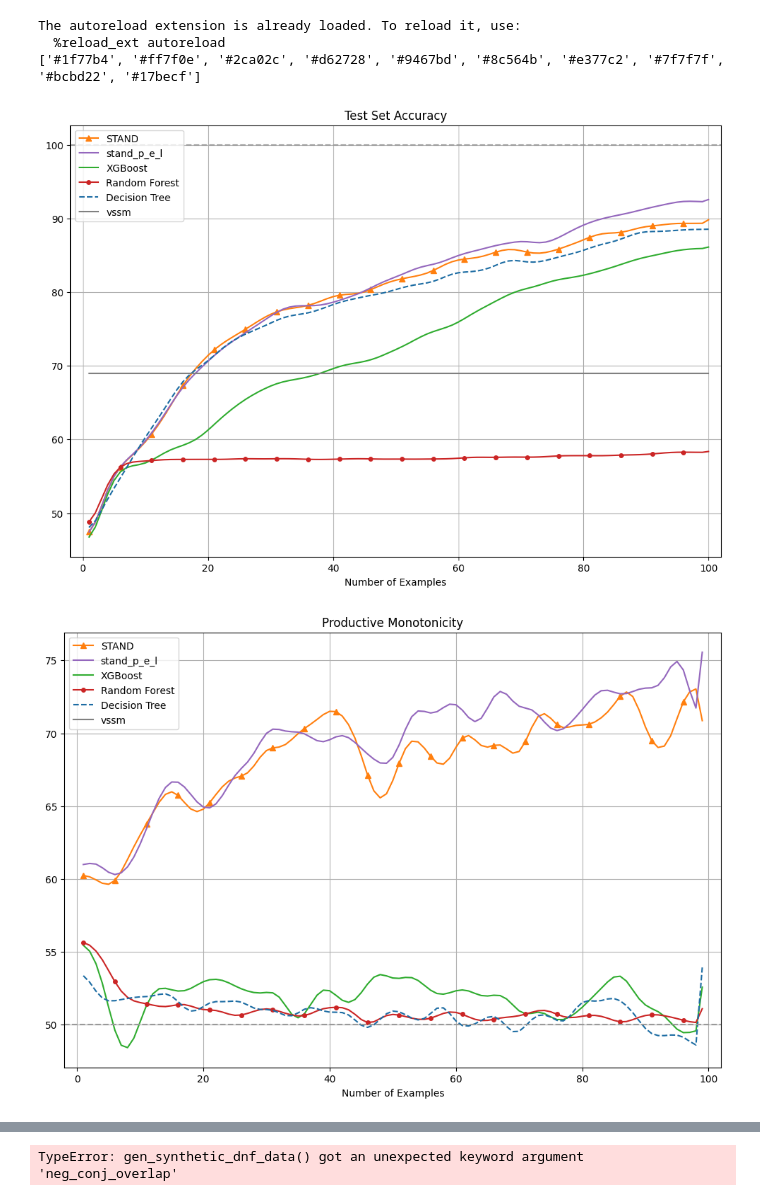
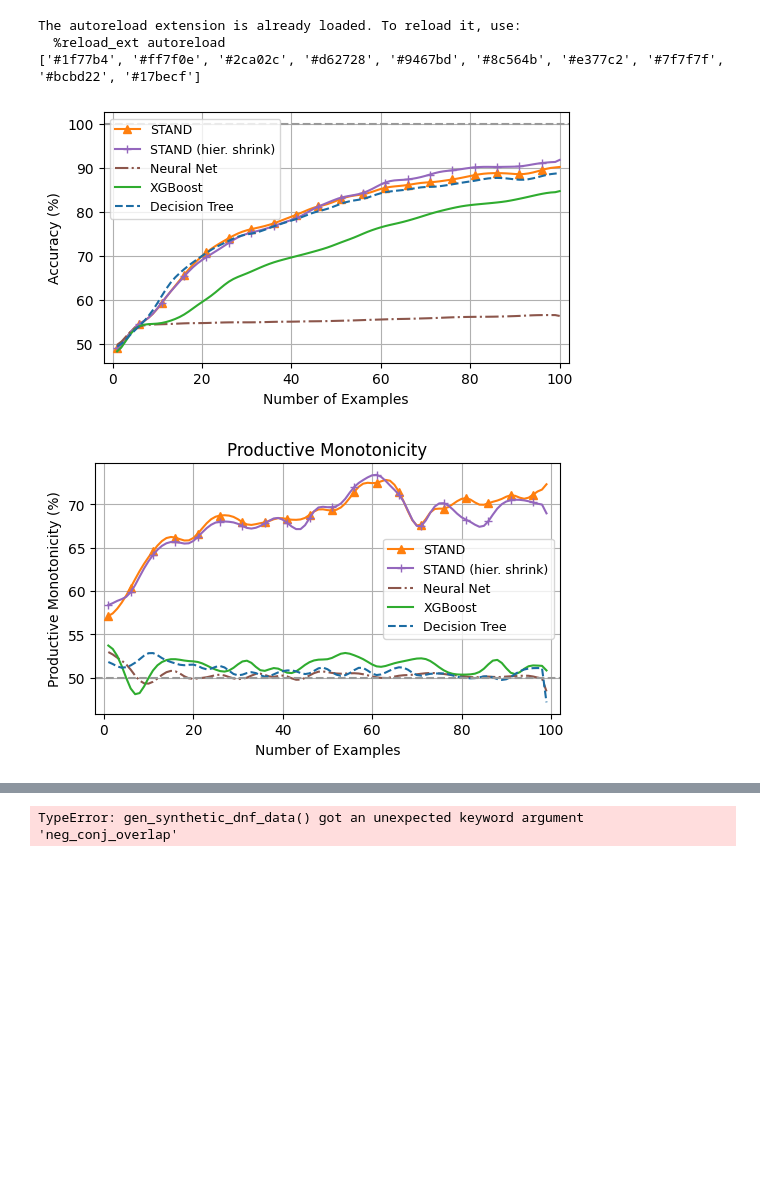
Before and after one commit to DannyWeitekamp/stand_eval, a Jupyter notebook: Sim Plots.ipynb, the cells around one changed output, grey strips where cells are left out. Cells and saved outputs as stored; diff of their text form; code cells hidden in the pictures; blank space fills up the shorter version.

```diff
--- a/Sim Plots.ipynb
+++ b/Sim Plots.ipynb
@@ -31,14 +31,18 @@ colors = ['#1c6ca3', '#ff7f0e', '#2fac2f', '#cb2525', '#9467bd', '#8c564b', '#e3
 print(plt.rcParams['axes.prop_cycle'].by_key()['color'])
 
 cond_colors = {
+    "stand_p_e_l" : colors[4],
+    "stand" : colors[1], # Orange
+
     "decision_tree" : colors[0],
+    "neural_net" : colors[5],
     "random_forest" : colors[3],
     "xg_boost" : colors[2],
     "xg_boost_active" : colors[2],
-    "stand" : colors[1], # Orange
+
     "stand_p" : colors[8],
     "stand_p_e" : colors[6],
-    "stand_p_e_l" : colors[4],
+
     "stand_p_e_l_active" : colors[4],
     "stand_p_l" : colors[4],
     "stand_p_e_l_SC" : colors[1],
@@ -53,7 +57,10 @@ cond_colors = {
     "stand_p50_e_l" : colors[4],
     "stand_p100_e_l" : colors[8],
 
-    "stand_p_e5_l" : colors[1],
+    "stand_p_e00_l" : colors[1],
+    "stand_p_e05_l" : colors[2],
+    "stand_p_e1_l" : colors[3],
+    "stand_p_e5_l" : colors[4],
     "stand_p_e10_l" : colors[5],
     "stand_p_e25_l" : colors[6],
     "stand_p_e50_l" : colors[8],
@@ -86,13 +93,17 @@ cond_labels = {
     "random_forest" : "Random Forest",
     "xg_boost" : "XGBoost",
     "stand" : "STAND",
+    "stand_p_e_l" : "STAND (hier. shrink)",
+    "neural_net" : "Neural Net"
 }
 
 cond_marker_props = {
     #"stand_p5_e_l" : {"marker" : "^", "markersize" : 6, "markevery" : 5}, #(0,5)},
     "stand" : {"marker" : "^", "markersize" : 6, "markevery" : 5},#[0,19,39,59,79, -1]}, #(0,5)},
+    "stand_p_e_l" : {"marker" : "+", "markersize" : 6, "markevery" : 5},#[0,19,39,59,79, -1]}, #(0,5)},
     "random_forest" : {"marker" : ".", "markersize" : 8, "markevery" : 5},#[0,19,39,59,79, -1]},#(0,5)},
     "decision_tree" : {"linestyle" : "--"},
+    "neural_net" : {"linestyle" : "dashdot"},
 
     "stand_p_e_l_active" : {"linestyle" : "--"},
     "stand_p_e_l_SC_active" : {"linestyle" : "--"},
@@ -199,9 +210,9 @@ def aggregate_active_utility(stat_sets_by_model, stat_name, stat_max=1):
 def plot_stat(curve_by_model, title=None, skip=[], y_lim=None, x_lim=(-2,102), h_line=None,
               y_label=None, x_label="Number of Examples", save_name=None, show_active=False,
               smooth=2.0):
-    plt.figure(figsize=(12,8))
+    plt.figure(figsize=(6,3.25))
 
-    title = title if title else stat
+    #title = title if title else stat
 
     for model_name, curve in curve_by_model.items():
         if(not show_active and "_active" in model_name):
@@ -213,7 +224,7 @@ def plot_stat(curve_by_model, title=None, skip=[], y_lim=None, x_lim=(-2,102), h
                  label=label, **marker_props)
     plt.grid()
     plt.title(title)
-    plt.legend()
+    plt.legend(fontsize=9)
     if(h_line is not None): plt.hlines(h_line, *x_lim, linestyle='--', color="#999")
     if(x_lim): plt.xlim(*x_lim)
     if(y_lim): plt.ylim(*y_lim)
@@ -290,16 +301,18 @@ The autoreload extension is already loaded. To reload it, use:
 # %%
 stat_sets_by_model = load_stat_sets("sim_saves/*")
 
 plot_stat( aggregate_stat(stat_sets_by_model, "accuracies"),
-           "Test Set Accuracy", h_line=100, show_active=False)
+           None, h_line=100, show_active=False, y_label="Accuracy (%)", save_name="acc")
 plot_stat( aggregate_stat(stat_sets_by_model, "prod_monot"),
-           "Productive Monotonicity", h_line=50)
+           "Productive Monotonicity", h_line=50, y_label="Productive Monotonicity (%)", save_name="prod_monot")
 plot_stat( aggregate_stat(stat_sets_by_model, "w_prod_monot"),
            "Weighted Productive Monotonicity", h_line=50)
 plot_stat(aggregate_stat(stat_sets_by_model, "FP_reocc"),
-          "False Positive Reoccurance", y_lim=(-1,20), h_line=0, save_name="mc_oms")
+          "False Positive Reoccurance", y_lim=(-1,10), h_line=0, y_label="False Positive Reoccurance (%)",
+          save_name="fp_reoc")
 plot_stat(aggregate_stat(stat_sets_by_model, "FN_reocc"),
-          "False Negative Reoccurance", y_lim=(-.1,7), h_line=0, save_name="frac_oms")
+          "False Negative Reoccurance", y_lim=(-.1,7), h_line=0, y_label="False Negative Reoccurance (%)",
+          save_name="fn_reoc")
 # %% [output]
-[figure, old version]
+[figure, new version]
-[figure, old version]
+[figure, new version]
```
Also changed, not shown: parts of 7 cells of this notebook, 1 other file.
